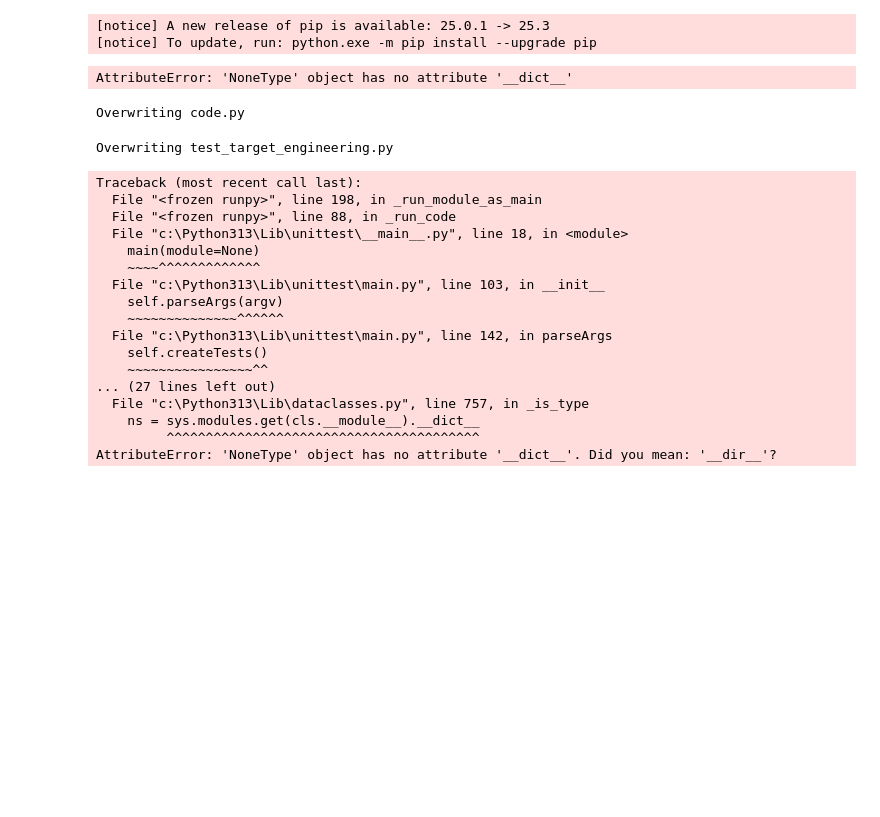
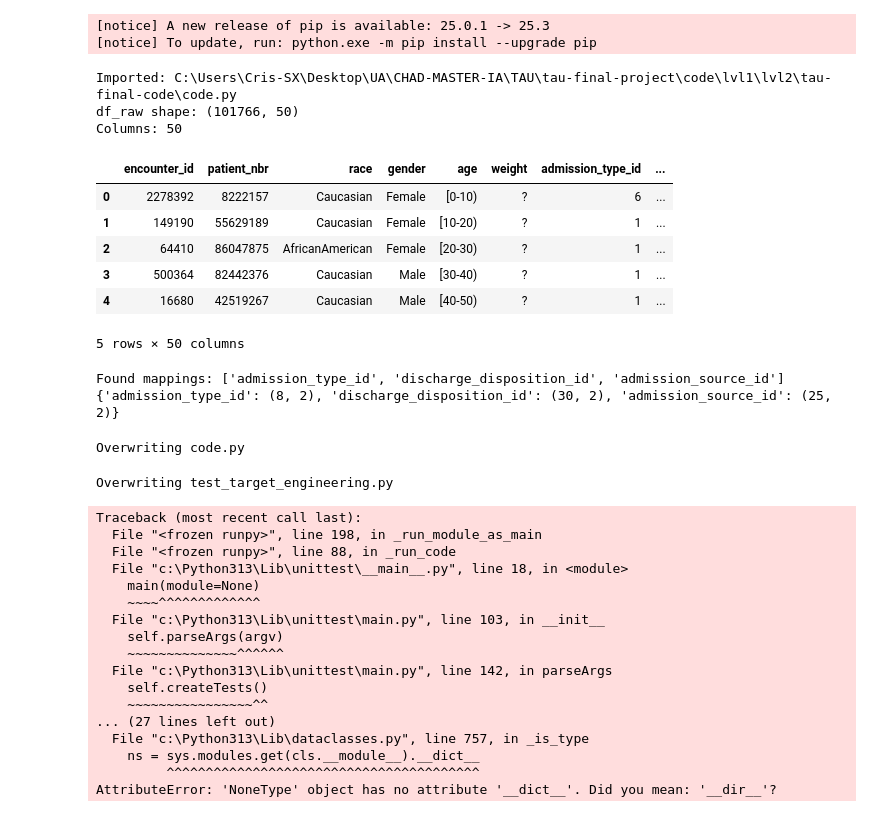
Before and after one commit to cacs2-ua/tau-final-practice, a Jupyter notebook: hospital_readmission.ipynb, the cells around one changed output. Cells and saved outputs as stored; diff of their text form; code cells hidden in the pictures; blank space fills up the shorter version.

```diff
--- a/hospital_readmission.ipynb
+++ b/hospital_readmission.ipynb
@@ -6,29 +6,101 @@
 # %%
 import sys
 import importlib.util
 from pathlib import Path
+import pandas as pd
 
 def import_module_from_path(module_name: str, file_path: str):
     path = Path(file_path).resolve()
     if not path.exists():
         raise FileNotFoundError(f"Cannot find file: {path}")
 
     spec = importlib.util.spec_from_file_location(module_name, str(path))
     if spec is None or spec.loader is None:
         raise RuntimeError(f"Cannot create import spec for: {path}")
 
     mod = importlib.util.module_from_spec(spec)
 
-    # ✅ CRITICAL: register module before executing (dataclasses relies on this)
+    # CRITICAL: register module before executing (dataclasses relies on this)
     sys.modules[module_name] = mod
 
     spec.loader.exec_module(mod)
     return mod
 
+# --- paths (relative to hospital_readmission.ipynb) ---
+DATA_PATH = Path("database/diabetic_data.csv")
+MAP_PATH  = Path("database/IDS_mapping.csv")
+
+# --- import your project code ---
 project_code = import_module_from_path("project_code", "code.py")
 print("Imported:", project_code.__file__)
+
+# --- load raw dataset (keeps tokens like '?' as literal strings) ---
+if not DATA_PATH.exists():
+    raise FileNotFoundError(f"Dataset not found at: {DATA_PATH.resolve()}")
+
+df_raw = pd.read_csv(
+    DATA_PATH,
+    dtype="string",         # consistent for mapping + later cleaning
+    keep_default_na=False,  # do NOT auto-convert 'NA', 'N/A', etc. into NaN
+    na_values=[""],         # only empty strings become NaN (rare here, but safe)
+    low_memory=False,
+)
+
+print("df_raw shape:", df_raw.shape)
+print("Columns:", len(df_raw.columns))
+df_raw.head()
 # %% [output]
-AttributeError: 'NoneType' object has no attribute '__dict__'
+Imported: C:\Users\Cris-SX\Desktop\UA\CHAD-MASTER-IA\TAU\tau-final-project\code\lvl1\lvl2\tau-final-code\code.py
+df_raw shape: (101766, 50)
+Columns: 50
+|  | encounter_id | patient_nbr | race | gender | age | weight | admission_type_id | ... |
+| 0 | 2278392 | 8222157 | Caucasian | Female | [0-10) | ? | 6 | ... |
+| 1 | 149190 | 55629189 | Caucasian | Female | [10-20) | ? | 1 | ... |
+| 2 | 64410 | 86047875 | AfricanAmerican | Female | [20-30) | ? | 1 | ... |
+| 3 | 500364 | 82442376 | Caucasian | Male | [30-40) | ? | 1 | ... |
+| 4 | 16680 | 42519267 | Caucasian | Male | [40-50) | ? | 1 | ... |
+5 rows × 50 columns
+# %%
+from io import StringIO
+
+def load_ids_mapping(path: str | Path) -> dict[str, pd.DataFrame]:
+    path = Path(path)
+    if not path.exists():
+        raise FileNotFoundError(f"Mapping file not found at: {path.resolve()}")
+
+    text = path.read_text(encoding="utf-8", errors="ignore").splitlines()
+
+    # Split into blocks separated by blank lines or a single comma line
+    blocks = []
+    cur = []
+    for line in text:
+        s = line.strip()
+        if s in {"", ","}:
+            if cur:
+                blocks.append("\n".join(cur))
+                cur = []
+            continue
+        cur.append(line)
+    if cur:
+        blocks.append("\n".join(cur))
+
+    out: dict[str, pd.DataFrame] = {}
+    for block in blocks:
+        dfm = pd.read_csv(StringIO(block), dtype="string")
+        if dfm.shape[1] >= 2 and "description" in dfm.columns:
+            key_col = dfm.columns[0]
+            dfm = dfm.dropna(subset=[key_col]).copy()
+            dfm[key_col] = dfm[key_col].astype("string").str.strip()
+            dfm["description"] = dfm["description"].astype("string").str.strip()
+            out[key_col] = dfm[[key_col, "description"]]
+    return out
+
+id_maps = load_ids_mapping(MAP_PATH)
+print("Found mappings:", list(id_maps.keys()))
+print({k: v.shape for k, v in id_maps.items()})
+# %% [output]
+Found mappings: ['admission_type_id', 'discharge_disposition_id', 'admission_source_id']
+{'admission_type_id': (8, 2), 'discharge_disposition_id': (30, 2), 'admission_source_id': (25, 2)}
 # %%
 %%writefile code.py
 from __future__ import annotations
```
Also changed, not shown: parts of 12 cells of this notebook.
